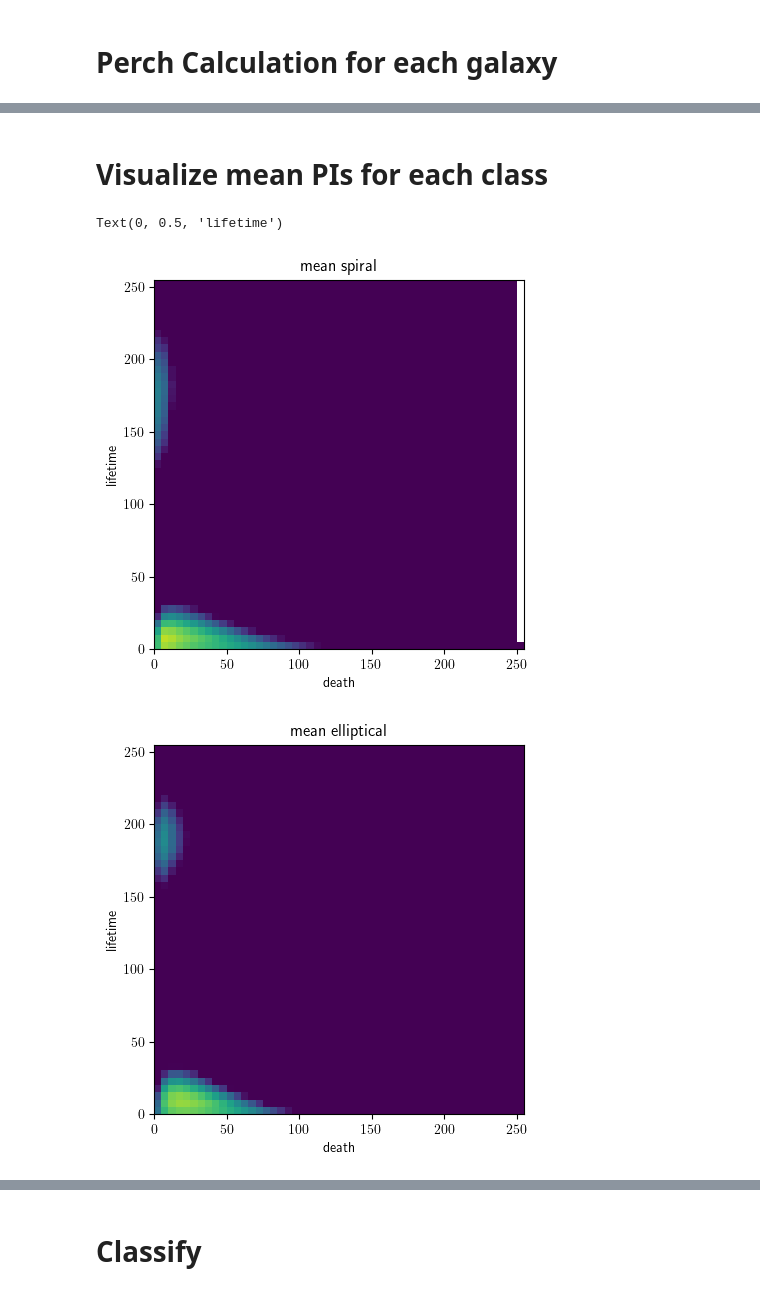
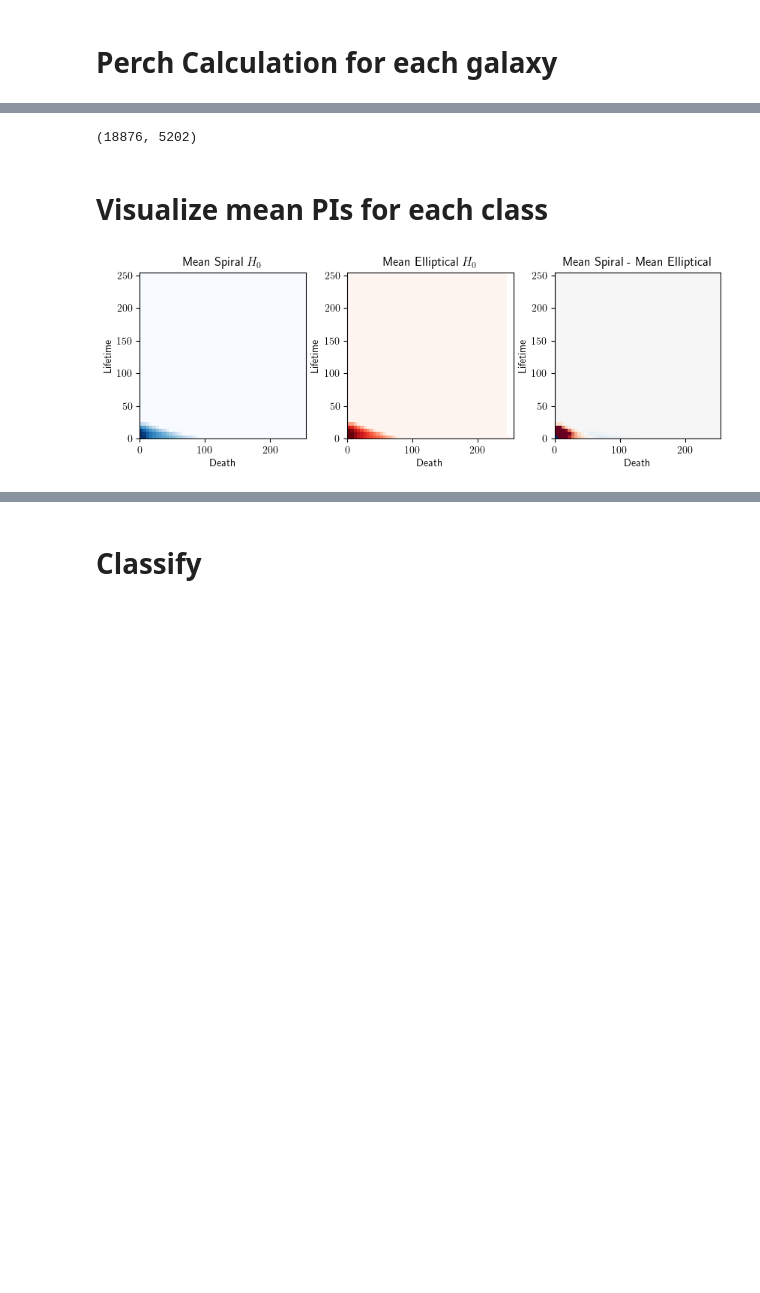
Before and after one commit to theo-oneill/perch, a Jupyter notebook: examples/classify_galaxies.ipynb, the cells around one changed output, grey strips where cells are left out. Cells and saved outputs as stored; diff of their text form; code cells hidden in the pictures; blank space fills up the shorter version.

```diff
--- a/examples/classify_galaxies.ipynb
+++ b/examples/classify_galaxies.ipynb
@@ -47,6 +47,9 @@ ddir = '/Users/toneill/Downloads/galaxy_zoo_images/'
 file_exists = [os.path.isfile(f"{ddir}{sell_df['asset_id'].values[i]}.jpg") for i in range(len(sell_df))]
 sell_df = sell_df[file_exists].reset_index(drop=True)
 
-#train_df =sell_df.sample(int(len(sell_df)/5))
-train_df = sell_df
+train_df =sell_df.sample(int(len(sell_df)/5))
+#train_df = sell_df
 train_df['class'] = np.where(train_df['spiral'],1,0)
+
+plt.figure()
+plt.hist(train_df['class'])
@@ -150,33 +306,45 @@ print(f"{((t2 - t1)/len(df_use)*np.sum(gz_df['spiral'] + gz_df['ell']))/60:.2f}
+# %%
+np.array(flat_imgs).shape
+# %% [output]
+(18876, 5202)
 # %% [markdown]
 # Visualize mean PIs for each class
 # %%
 flat_ar = np.array(flat_imgs)
 npix = np.product(pimgr.resolution)
-h0_imgs = np.array([flat_ar[i,0:int(npix)].reshape(pimgr.resolution) for i in range(np.shape(flat_ar)[0])])
+#h0_imgs = np.array([flat_ar[i,0:int(npix)].reshape(pimgr.resolution) for i in range(np.shape(flat_ar)[0])])
+h0_imgs_r = np.array([flat_ar[i,0:int(npix)].reshape(pimgr.resolution) for i in range(np.shape(flat_ar)[0])])
+h0_imgs_g = np.array([flat_ar[i,int(npix):2*int(npix)].reshape(pimgr.resolution) for i in range(np.shape(flat_ar)[0])])
+#h0_imgs_b = np.array([flat_ar[i,2*int(npix):3*int(npix)].reshape(pimgr.resolution) for i in range(np.shape(flat_ar)[0])])
+'''
+h1_imgs_r = np.array([flat_ar[i,3*int(npix):4*int(npix)].reshape(pimgr.resolution) for i in range(np.shape(flat_ar)[0])])
+h1_imgs_g = np.array([flat_ar[i,4*int(npix):5*int(npix)].reshape(pimgr.resolution) for i in range(np.shape(flat_ar)[0])])
+h1_imgs_b = np.array([flat_ar[i,5*int(npix):6*int(npix)].reshape(pimgr.resolution) for i in range(np.shape(flat_ar)[0])])'''
 
+
+h0_imgs = h0_imgs_g
 spiral_per_img = np.mean(np.array(h0_imgs)[train_df['class']==1],axis=0)
 ell_per_img = np.mean(np.array(h0_imgs)[train_df['class']==0],axis=0)
 diff_per_classes = spiral_per_img-ell_per_img
 # %%
-plt.figure()
-plt.imshow(np.log10(spiral_per_img).T,vmin=0,vmax=2,origin='lower',extent=[0,255,0,255])
-plt.title('mean spiral')
-plt.xlabel('death')
-plt.ylabel('lifetime')
+#'''
+fig, [ax1,ax2,ax3] = plt.subplots(1,3,figsize=(10,3))
+ax1.imshow(np.log10(spiral_per_img).T,vmin=0,vmax=2,origin='lower',extent=[0,255,0,255],cmap='Blues')
+ax1.set_title('Mean Spiral $H_0$')
+ax1.set_xlabel('Death')
+ax1.set_ylabel('Lifetime')
 
-plt.figure()
-plt.imshow(np.log10(ell_per_img).T,vmin=0,vmax=2,origin='lower',extent=[0,255,0,255])
-plt.title('mean elliptical')
-plt.xlabel('death')
-plt.ylabel('lifetime')
+ax2.imshow(np.log10(ell_per_img).T,vmin=0,vmax=2,origin='lower',extent=[0,255,0,255],cmap='Reds')
+ax2.set_title('Mean Elliptical $H_0$')
+ax2.set_xlabel('Death')
+ax2.set_ylabel('Lifetime')#'''
 
-plt.figure()
-plt.imshow(diff_per_classes.T,cmap='RdBu',vmax=10,vmin=-10,origin='lower',extent=[0,255,0,255])
-plt.title('mean spiral - mean elliptical')
-plt.colorbar(label='difference')
-plt.xlabel('death')
-plt.ylabel('lifetime')
+ax3.imshow(diff_per_classes.T,cmap='RdBu',vmax=10,vmin=-10,origin='lower',extent=[0,255,0,255])
+ax3.set_title('Mean Spiral - Mean Elliptical')
+#ax3.colorbar(label='difference')
+ax3.set_xlabel('Death')
+ax3.set_ylabel('Lifetime')
+
+fig.subplots_adjust(wspace=0.25)
 # %% [output]
-Text(0, 0.5, 'lifetime')
-[figure, old version]
+[figure, new version]
-[figure, removed]
```
Also changed, not shown: parts of 29 cells of this notebook.
